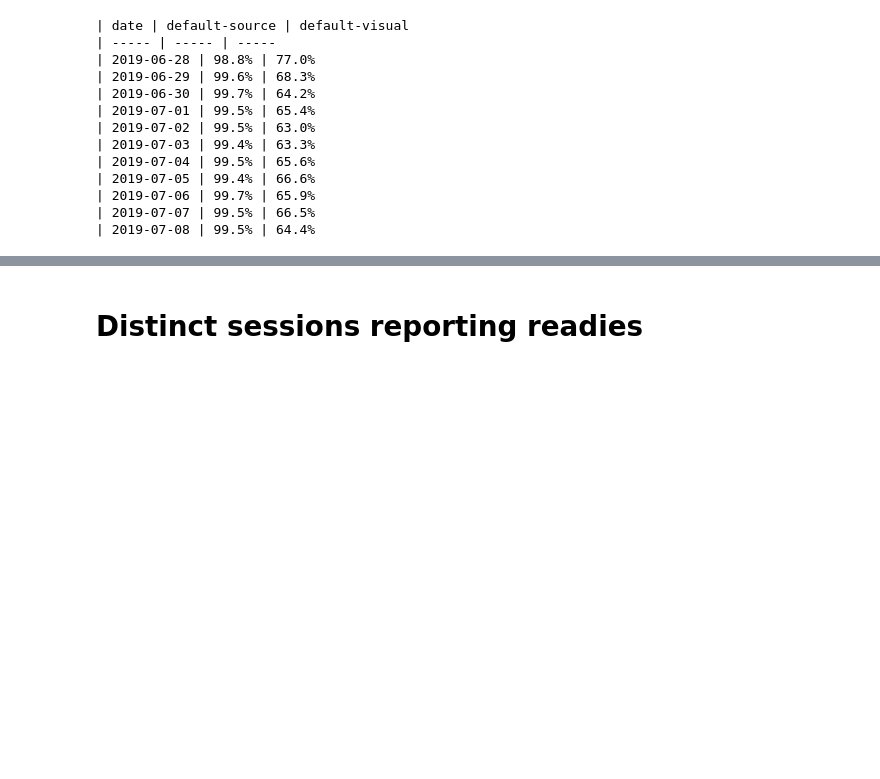
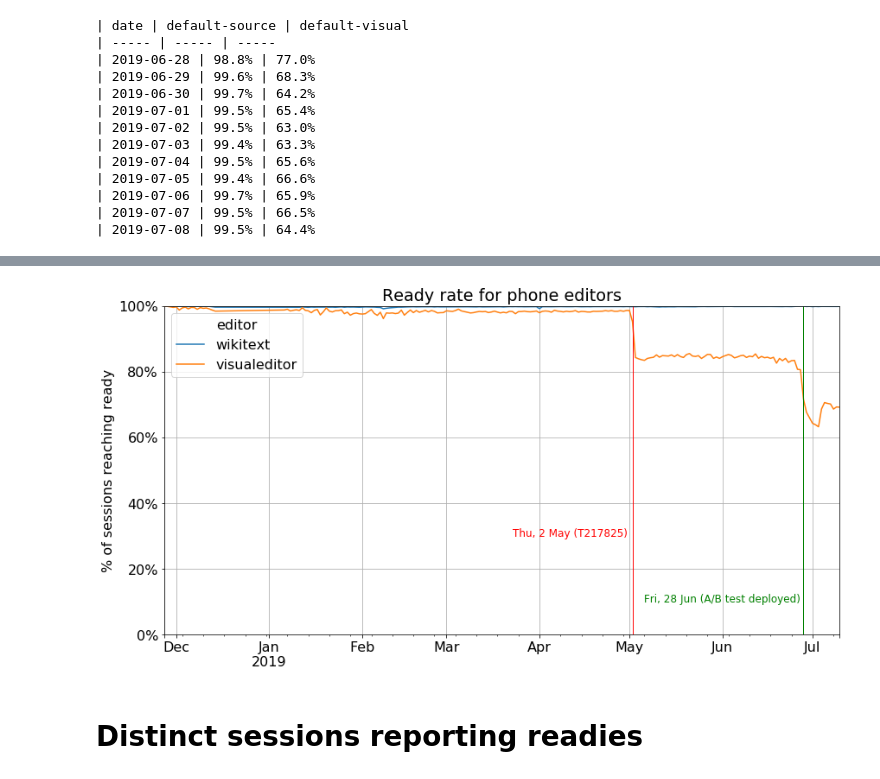
Before and after one commit to Mayakpwiki/2019-07-mobile-interfaces-experiment, a Jupyter notebook: post-deployment-checks.ipynb, the cells around one changed output, grey strips where cells are left out. Cells and saved outputs as stored; diff of their text form; code cells hidden in the pictures; blank space fills up the shorter version.

```diff
--- a/post-deployment-checks.ipynb
+++ b/post-deployment-checks.ipynb
@@ -354,0 +368,21 @@ ready_rate.applymap(pct_str).reset_index().pipe(df_to_remarkup)
+# %%
+global_ready_rate_r = hive.run("""
+with attempts as (
+    select
+        date_format(min(dt), "yyyy-MM-dd") as date,
+        event.editor_interface as editor,
+        sum(cast(event.action = "ready" as int)) >= 1 as ready
+    from event_sanitized.editattemptstep
+    where
+        event.action in ("init", "ready") and
+        event.platform = "phone" and
+        year > 0
+    group by event.editor_interface, event.editing_session_id
+)
+select
+    date,
+    editor,
+    sum(cast(ready as int)) / count(*) as ready_rate
+from attempts
+group by date, editor
+""")
@@ -354,0 +391,10 @@ ready_rate.applymap(pct_str).reset_index().pipe(df_to_remarkup)
+# %%
+global_ready_rate = (
+    global_ready_rate_r
+    .assign(date=lambda df: pd.to_datetime(df["date"]).dt.to_period(freq="D"))
+    .pivot(index="date", columns="editor")
+    .xs("ready_rate", axis=1)
+    .reindex(["wikitext", "visualeditor"], axis=1)
+)
+
+global_ready_rate.head().style.format(pct_str)
@@ -355,3 +447,15 @@ ready_rate.applymap(pct_str).reset_index().pipe(df_to_remarkup)
+# %%
+ax = global_ready_rate.plot(ylim=0)
+ax.yaxis.set_major_formatter(pct_fmt)
+plt.axvline("2019-05-02", color="red", linewidth=1)
+plt.text("2019-03-23", 0.3, "Thu, 2 May (T217825)", size=12, color="red")
+plt.axvline("2019-06-28", color="green", linewidth=1)
+plt.text("2019-05-06", 0.1, "Fri, 28 Jun (A/B test deployed)", size=12, color="green")
+plt.ylabel("% of sessions reaching ready")
+plt.xlabel(None)
+plt.title("Ready rate for phone editors");
+# %% [output]
+[figure, added]
 # %% [markdown]
 # Distinct sessions reporting readies
 # %% [markdown]
```
Also changed, not shown: parts of 22 cells of this notebook, 1 other file.
